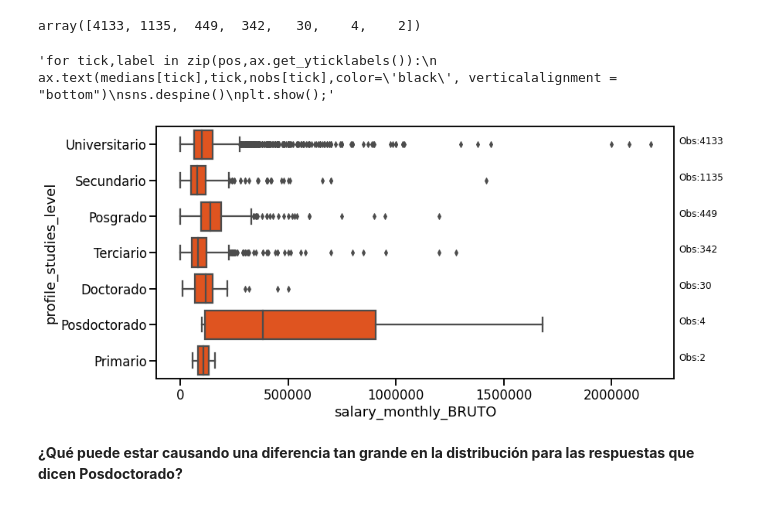
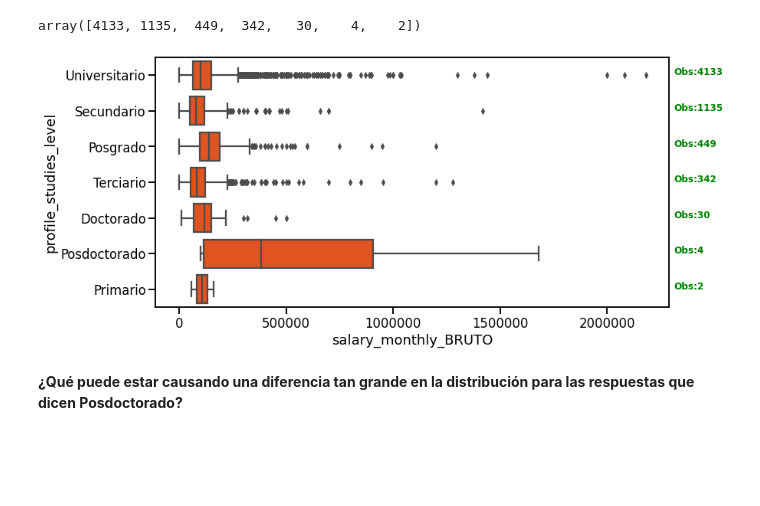
Before and after one commit to guillealonso/AnalisisyVisualizacion, a Jupyter notebook: 02 Datos y Modelos.ipynb, the cells around one changed output. Drawn from its saved outputs; the diff is of its cells as text; code cells hidden in the pictures; blank space fills up the shorter version.

```diff
--- a/02 Datos y Modelos.ipynb
+++ b/02 Datos y Modelos.ipynb
@@ -250,28 +250,24 @@ array([4133, 1135,  449,  342,   30,    4,    2])
 # %%
 plt.figure(figsize=(12, 6))
 ax = seaborn.boxplot(data=df, x=salary_col, y='profile_studies_level',
                 color='orangered')
 plt.ticklabel_format(style='plain', axis='x')
 #ax.set_xlim(1,df[salary_col].max()+100000)
+
+# Agrego el númeroo de observaciones a cada boxplot. Pienso que es importante para conocer la relevancia de la distribución.
+
 # Calculate number of obs per group & median to position labels
 medians = df.groupby(['profile_studies_level'])['salary_monthly_BRUTO'].median().values
 nobs = df['profile_studies_level'].value_counts().values
 nobs = [str(x) for x in nobs.tolist()]
 nobs = ["Obs:" + i for i in nobs]
 
 # Add it to the plot
 pos = range(len(nobs))
-
 for tick,label in zip(pos,ax.get_yticklabels()):
-  ax.text(df[salary_col].max()+130000, tick, nobs[tick], fontsize=12)
-
-'''for tick,label in zip(pos,ax.get_yticklabels()):
-    ax.text(medians[tick],tick,nobs[tick],color='black', verticalalignment = "bottom")
-sns.despine()
-plt.show();'''
+  ax.text(df[salary_col].max()+130000, tick, nobs[tick], fontsize=12, weight='semibold', color='green')
 # %% [output]
-'for tick,label in zip(pos,ax.get_yticklabels()):\n    ax.text(medians[tick],tick,nobs[tick],color=\'black\', verticalalignment = "bottom")\nsns.despine()\nplt.show();'
-[figure, old version]
+[figure, new version]
 # %% [markdown]
 **¿Qué puede estar causando una diferencia tan grande en la distribución para las respuestas que dicen Posdoctorado?**
 # %% [markdown]
```
